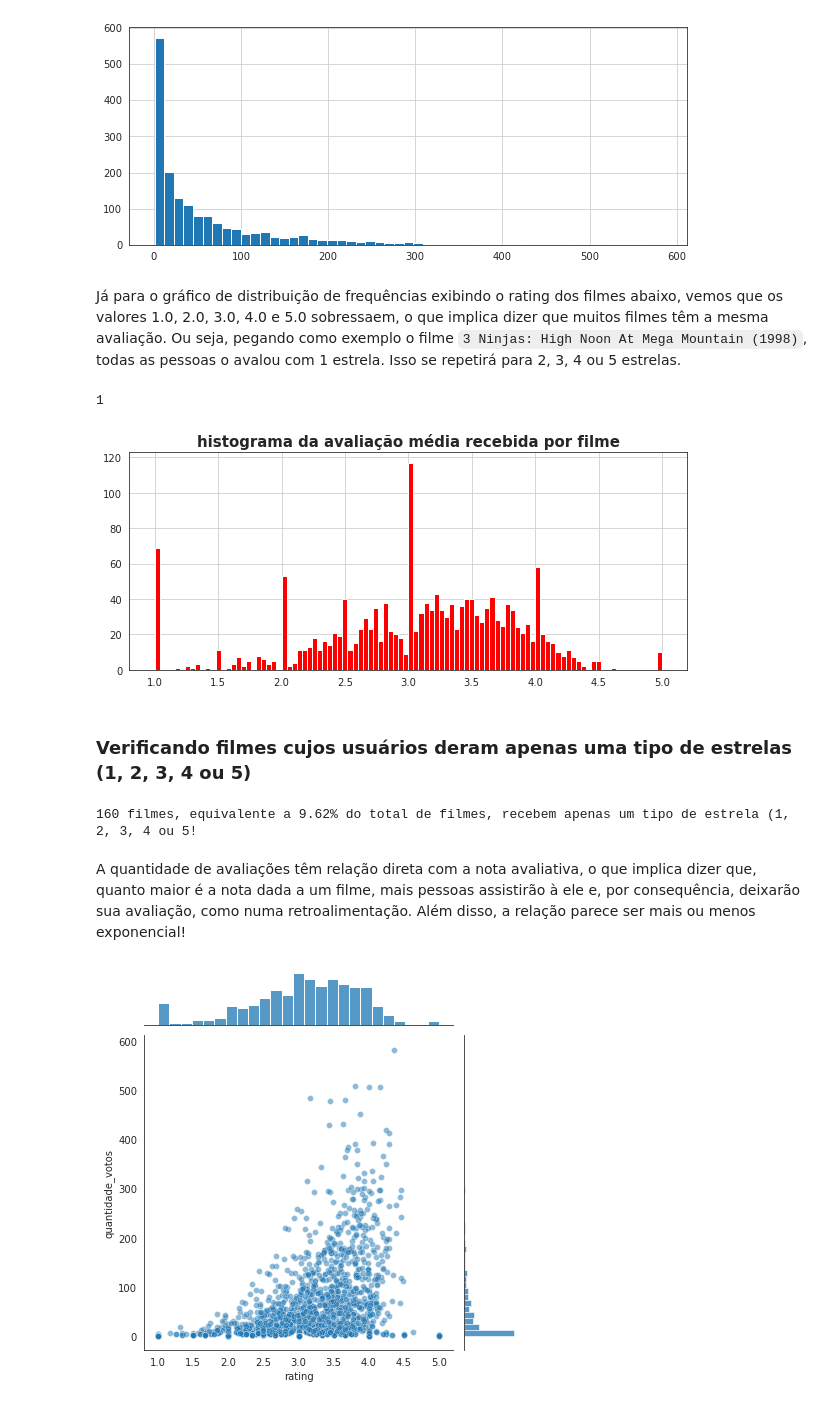
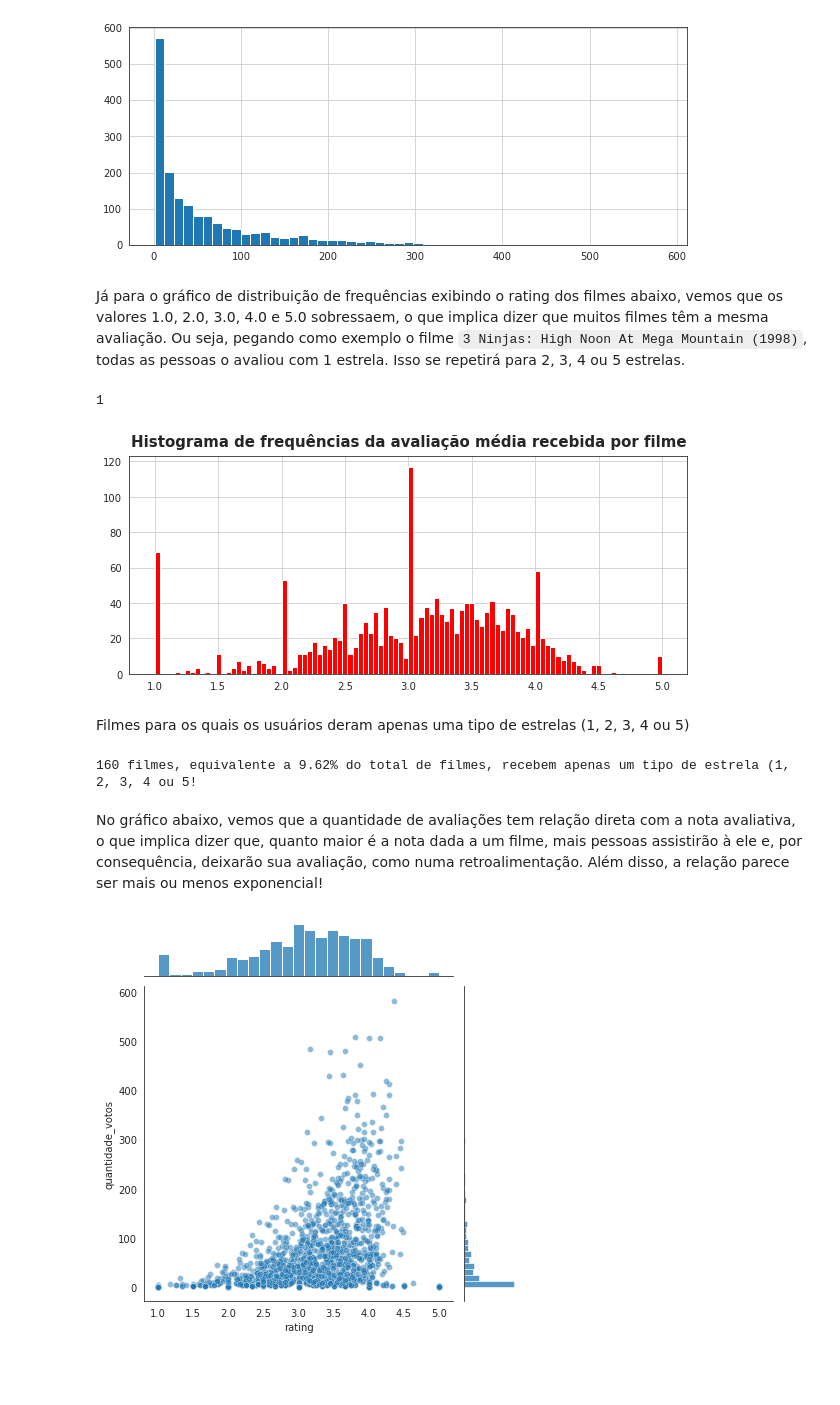
Before and after one commit to purificacao/Recommender_systems_MovieLens, a Jupyter notebook: recommeder_systems_case_study.ipynb, the cells around one changed output. Cells and saved outputs as stored; diff of their text form; code cells hidden in the pictures; blank space fills up the shorter version.

```diff
--- a/recommeder_systems_case_study.ipynb
+++ b/recommeder_systems_case_study.ipynb
@@ -220,7 +222,7 @@ aval.quantidade_votos.hist(bins=53);
 # %% [output]
 [figure]
 # %% [markdown]
-Já para o gráfico de distribuição de frequências exibindo o rating dos filmes abaixo, vemos que os valores 1.0, 2.0, 3.0, 4.0 e 5.0 sobressaem, o que implica dizer que muitos filmes têm a mesma avaliação. Ou seja, pegando como exemplo o filme `3 Ninjas: High Noon At Mega Mountain (1998)`, todas as pessoas o avalou com 1 estrela. Isso se repetirá para 2, 3, 4 ou 5 estrelas.
+Já para o gráfico de distribuição de frequências exibindo o rating dos filmes abaixo, vemos que os valores 1.0, 2.0, 3.0, 4.0 e 5.0 sobressaem, o que implica dizer que muitos filmes têm a mesma avaliação. Ou seja, pegando como exemplo o filme `3 Ninjas: High Noon At Mega Mountain (1998)`, todas as pessoas o avaliou com 1 estrela. Isso se repetirá para 2, 3, 4 ou 5 estrelas.
 # %%
 df[df.title == '3 Ninjas: High Noon At Mega Mountain (1998)'].rating.nunique()
 # %% [output]
@@ -228,13 +230,13 @@ df[df.title == '3 Ninjas: High Noon At Mega Mountain (1998)'].rating.nunique()
 # %%
 plt.figure(figsize=(10,4))
 
 aval.rating.hist(bins=100, color='r')
-plt.title('histograma da avaliação média recebida por filme', fontsize = 15, fontweight='bold')
+plt.title('Histograma de frequências da avaliação média recebida por filme', fontsize = 15, fontweight='bold', pad=10)
 plt.savefig('images/hist.png', bbox_inches='tight', dpi=200);
 # %% [output]
-[figure, old version]
+[figure, new version]
 # %% [markdown]
-### Verificando filmes cujos usuários deram apenas uma tipo de estrelas (1, 2, 3, 4 ou 5)
+Filmes para os quais os usuários deram apenas uma tipo de estrelas (1, 2, 3, 4 ou 5)
 # %%
 filmes_unique_rating = []
 
@@ -247,7 +249,7 @@ print(f'{len(filmes_unique_rating)} filmes, equivalente a {round(len(filmes_uniq
 # %% [output]
 160 filmes, equivalente a 9.62% do total de filmes, recebem apenas um tipo de estrela (1, 2, 3, 4 ou 5!
 # %% [markdown]
-A quantidade de avaliações têm relação direta com a nota avaliativa, o que implica dizer que, quanto maior é a nota dada a um filme, mais pessoas assistirão à ele e, por consequência, deixarão sua avaliação, como numa retroalimentação. Além disso, a relação parece ser mais ou menos exponencial!
+No gráfico abaixo, vemos que a quantidade de avaliações tem relação direta com a nota avaliativa, o que implica dizer que, quanto maior é a nota dada a um filme, mais pessoas assistirão à ele e, por consequência, deixarão sua avaliação, como numa retroalimentação. Além disso, a relação parece ser mais ou menos exponencial!
 # %%
 sns.jointplot(x='rating',y='quantidade_votos', data=aval,alpha=0.5);
 # %% [output]
```
Also changed, not shown: parts of 13 cells of this notebook, 1 other file.
